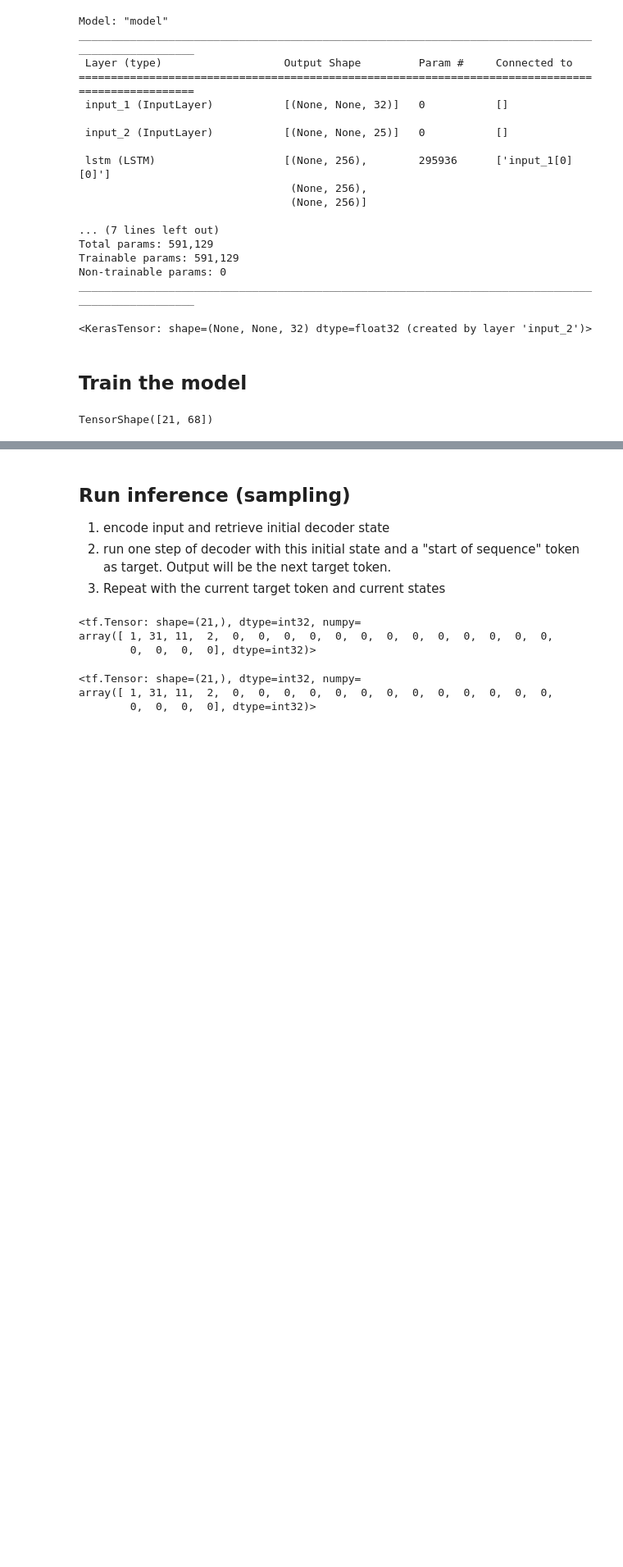
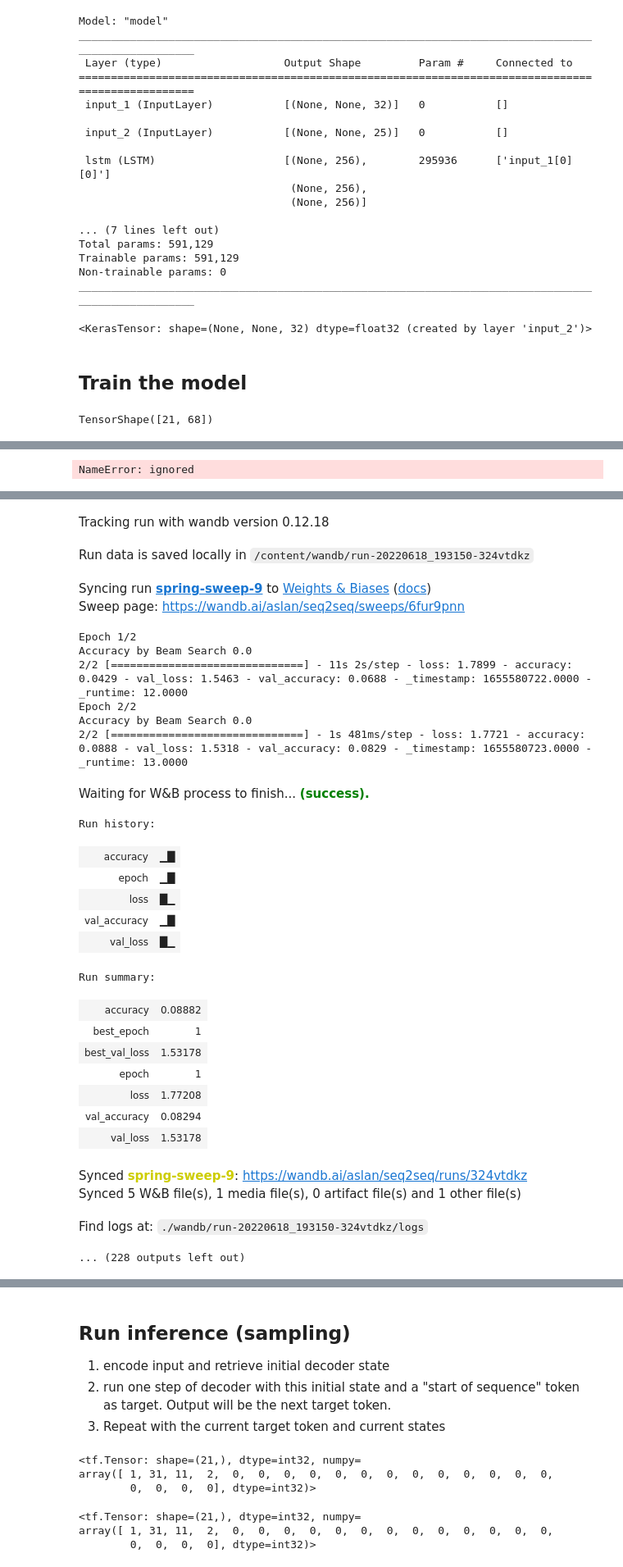
Before and after one commit to AslanDevbrat/Seq2Seq, a Jupyter notebook: seq2seq.ipynb, the cells around one changed output, grey strips where cells are left out. Shown at 82% size. Cells and saved outputs as stored; diff of their text form; code cells hidden in the pictures; blank space fills up the shorter version.

Commit message:
WandB implemented Task Remaining: Add attention layer Task done : Added dropout and recurrent dropout, added Sweep

```diff
--- a/seq2seq.ipynb
+++ b/seq2seq.ipynb
@@ -495,0 +408,23 @@ class BeamSearch(keras.callbacks.Callback):
+# %%
+sweep_config = {
+
+    'method':'bayes',
+    'metric': {
+        'name':'val_accuracy',
+        'goal':'maximize'
+    },
+    'parameters':{
+
+    "num_of_layer" : {'values': [1,2,3]},
+    "unit_size": {"values":[16,32,64]},
+    "unit_type": {"values":["lstm","rnn","gru"]},
+    "dropout": {"values": [0.0, 0.2, 0.4]},
+    'recurrent_dropout':{'values':[0.0,0.3]},
+    "beam_size" : {"values":[1,2,3,4]},
+    "epochs":{"value":2}
+                   }
+}
+
+import pprint
+
+pprint.pprint(sweep_config)
@@ -495,0 +447,2 @@ class BeamSearch(keras.callbacks.Callback):
+# %%
+sweep_id = wandb.sweep(sweep_config, project="seq2seq")
@@ -495,0 +452,25 @@ class BeamSearch(keras.callbacks.Callback):
+# %%
+print(history.history.keys())
+# %% [output]
+NameError: ignored
+# %%
+def train(config = None):
+  with wandb.init(config=config):
+    config = wandb.config
+    #print(config)
+    seq2seq = Seq2seq(num_encoder_tokens,num_decoder_tokens, config.unit_size, config.num_of_layer,config.unit_type , config.dropout,config.recurrent_dropout).build_model()
+    seq2seq.compile(optimizer="rmsprop", loss="categorical_crossentropy", metrics=["accuracy",])
+    seq2seq.fit(
+        [encoder_input_data, decoder_input_data],
+        decoder_target_data,
+        batch_size=batch_size,
+        epochs=config.epochs,
+        validation_data =  ([validation_encoder_input_data , validation_decoder_input_data] ,validation_decoder_target_data),
+        callbacks = [BeamSearch(config.beam_size), WandbCallback()],verbose = 1,
+        )
+
+
+
+
+wandb.agent(sweep_id, train)
+# %% [output]
@@ -495,0 +485,29 @@ class BeamSearch(keras.callbacks.Callback):
+Tracking run with wandb version 0.12.18
+Run data is saved locally in /content/wandb/run-20220618_193150-324vtdkz
+Syncing run spring-sweep-9 to Weights & Biases (docs)
+Sweep page: https://wandb.ai/aslan/seq2seq/sweeps/6fur9pnn
+Epoch 1/2
+Accuracy by Beam Search 0.0
+2/2 [==============================] - 11s 2s/step - loss: 1.7899 - accuracy: 0.0429 - val_loss: 1.5463 - val_accuracy: 0.0688 - _timestamp: 1655580722.0000 - _runtime: 12.0000
+Epoch 2/2
+Accuracy by Beam Search 0.0
+2/2 [==============================] - 1s 481ms/step - loss: 1.7721 - accuracy: 0.0888 - val_loss: 1.5318 - val_accuracy: 0.0829 - _timestamp: 1655580723.0000 - _runtime: 13.0000
+Waiting for W&B process to finish... (success).
+Run history:
+| accuracy | ▁█ |
+| epoch | ▁█ |
+| loss | █▁ |
+| val_accuracy | ▁█ |
+| val_loss | █▁ |
+Run summary:
+| accuracy | 0.08882 |
+| best_epoch | 1 |
+| best_val_loss | 1.53178 |
+| epoch | 1 |
+| loss | 1.77208 |
+| val_accuracy | 0.08294 |
+| val_loss | 1.53178 |
+Synced spring-sweep-9: https://wandb.ai/aslan/seq2seq/runs/324vtdkz
+Synced 5 W&B file(s), 1 media file(s), 0 artifact file(s) and 1 other file(s)
+Find logs at: ./wandb/run-20220618_193150-324vtdkz/logs
+... (228 outputs left out)
```
Also changed, not shown: parts of 20 cells of this notebook.
